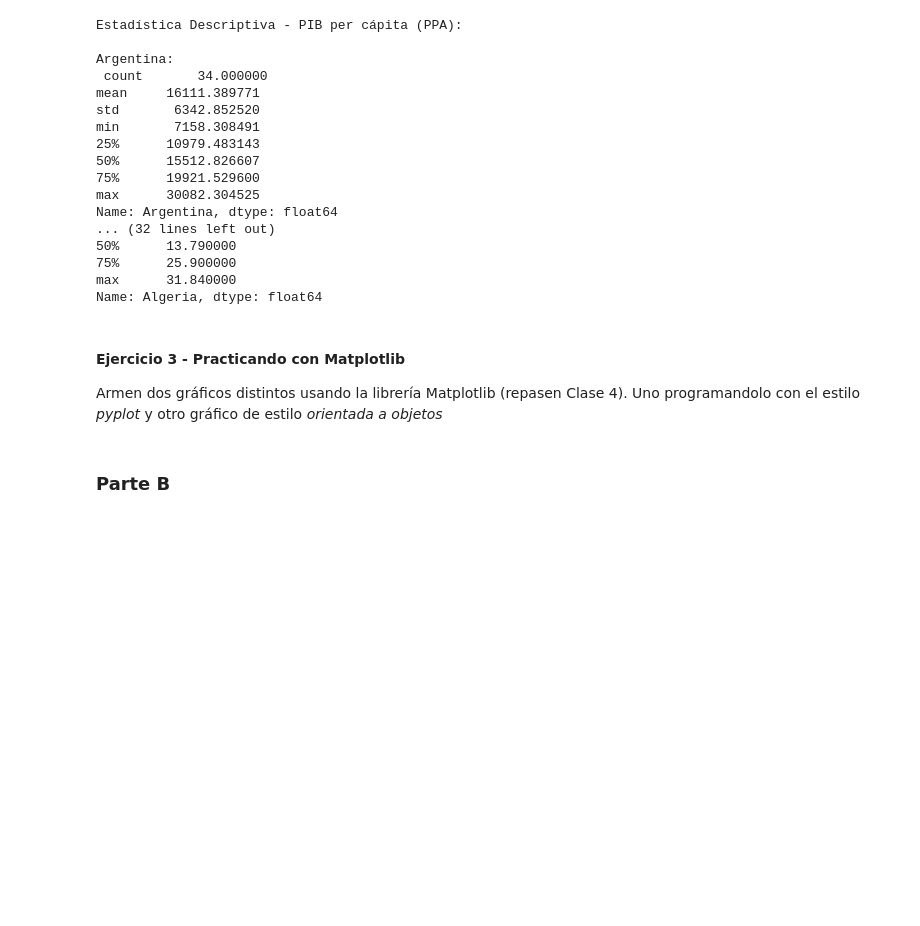
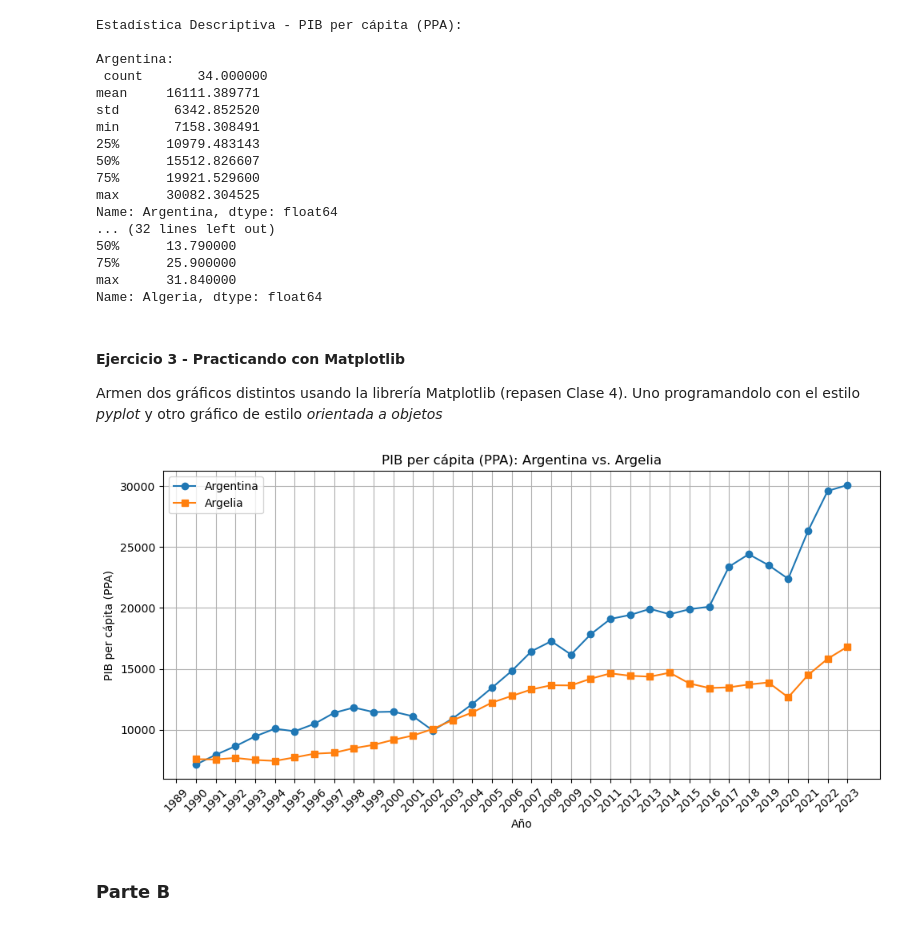
Before and after one commit to FacuHerreroP/BigData_Grupo11, a Jupyter notebook: TP1/TP1-UBA.ipynb, the cells around one changed output. Cells and saved outputs as stored; diff of their text form; code cells hidden in the pictures; blank space fills up the shorter version.

```diff
--- a/TP1/TP1-UBA.ipynb
+++ b/TP1/TP1-UBA.ipynb
@@ -117,3 +115,24 @@ Armen dos gráficos distintos usando la librería Matplotlib (repasen Clase 4).
+# %%
+import wbdata
+import pandas as pd
+import matplotlib.pyplot as plt
+
+# (Asumimos que ya tienes los DataFrames df_gdp_pc y df_unemployment de la parte anterior)
+
+if df_gdp_pc is not None and df_unemployment is not None:
+    plt.figure(figsize=(10, 5))
+    plt.plot(df_gdp_pc['date'], df_gdp_pc['Argentina'], label='Argentina', marker='o')
+    plt.plot(df_gdp_pc['date'], df_gdp_pc['Algeria'], label='Argelia', marker='s')
+    plt.xlabel('Año')
+    plt.ylabel('PIB per cápita (PPA)')
+    plt.title('PIB per cápita (PPA): Argentina vs. Argelia')
+    plt.legend()
+    plt.grid(True)
+    plt.xticks(rotation=45)
+    plt.tight_layout()
+    plt.show()
+# %% [output]
+[figure, added]
 # %%
 # Resolver acá estilo orientado-objetos
 # Tip: aprovechar este estilo de programar una figura para hacerlo más lindo
```
Also changed, not shown: parts of 1 cell of this notebook.
